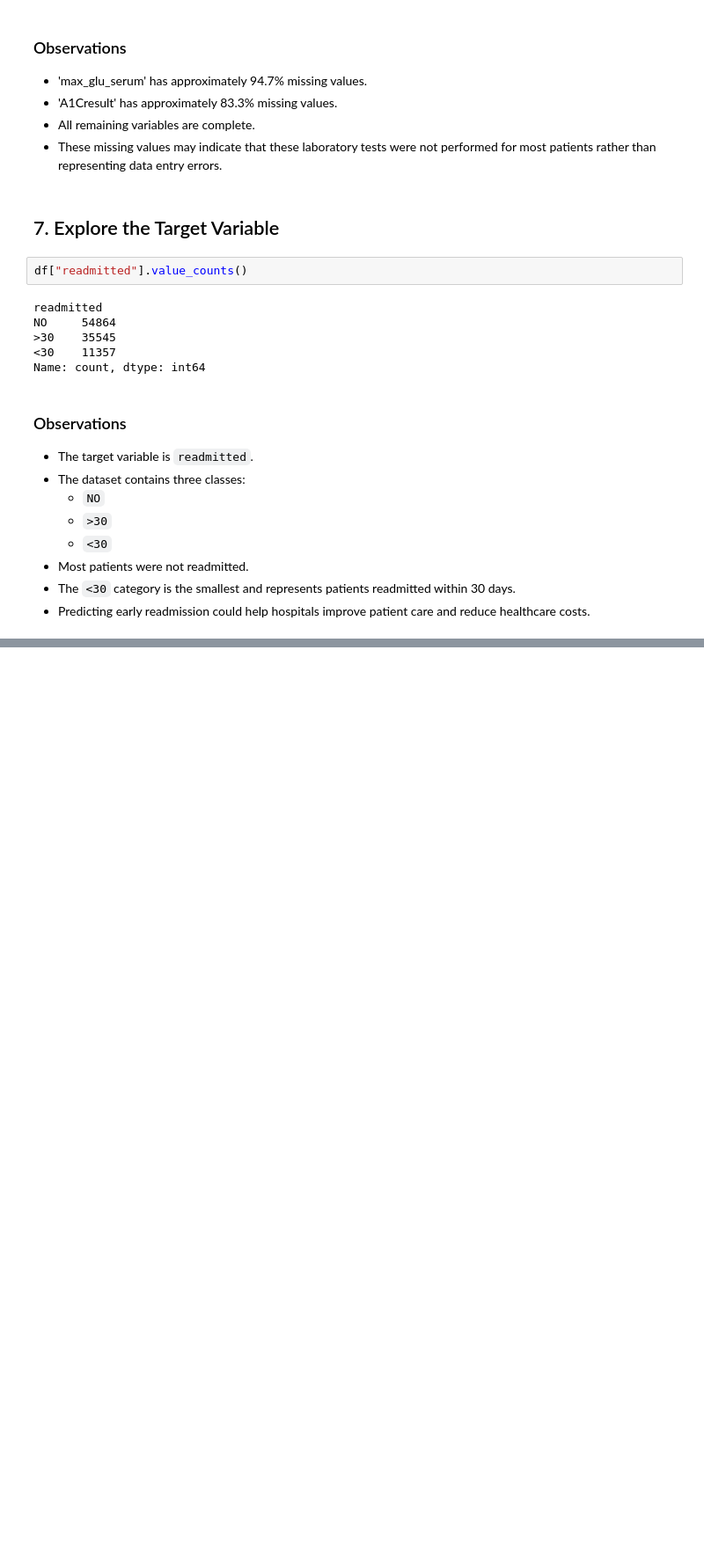
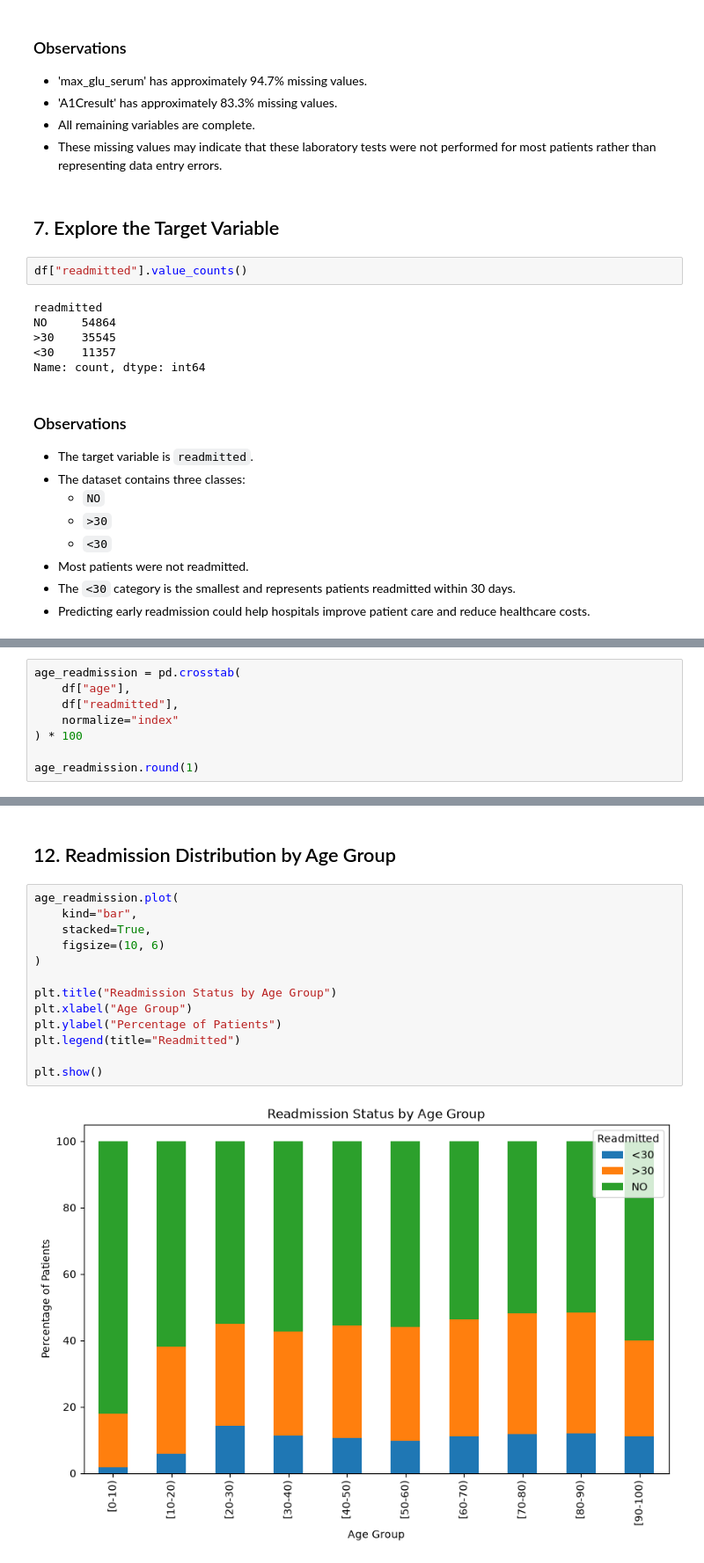
Before and after one commit to artinopoulosd/hospital-readmission-risk-analysis, a Jupyter notebook: notebooks/exploratory_analysis.ipynb, the cells around one changed output, grey strips where cells are left out. Shown at 88% size. Cells and saved outputs as stored; diff of their text form; blank space fills up the shorter version.

```diff
--- a/notebooks/exploratory_analysis.ipynb
+++ b/notebooks/exploratory_analysis.ipynb
@@ -137,0 +202,8 @@ Name: count, dtype: int64
+# %%
+age_readmission = pd.crosstab(
+    df["age"],
+    df["readmitted"],
+    normalize="index"
+) * 100
+
+age_readmission.round(1)
@@ -137,0 +230,17 @@ Name: count, dtype: int64
+# %% [markdown]
+## 12. Readmission Distribution by Age Group
+# %%
+age_readmission.plot(
+    kind="bar",
+    stacked=True,
+    figsize=(10, 6)
+)
+
+plt.title("Readmission Status by Age Group")
+plt.xlabel("Age Group")
+plt.ylabel("Percentage of Patients")
+plt.legend(title="Readmitted")
+
+plt.show()
+# %% [output]
+[figure, added]
```
Also changed, not shown: parts of 12 cells of this notebook.
